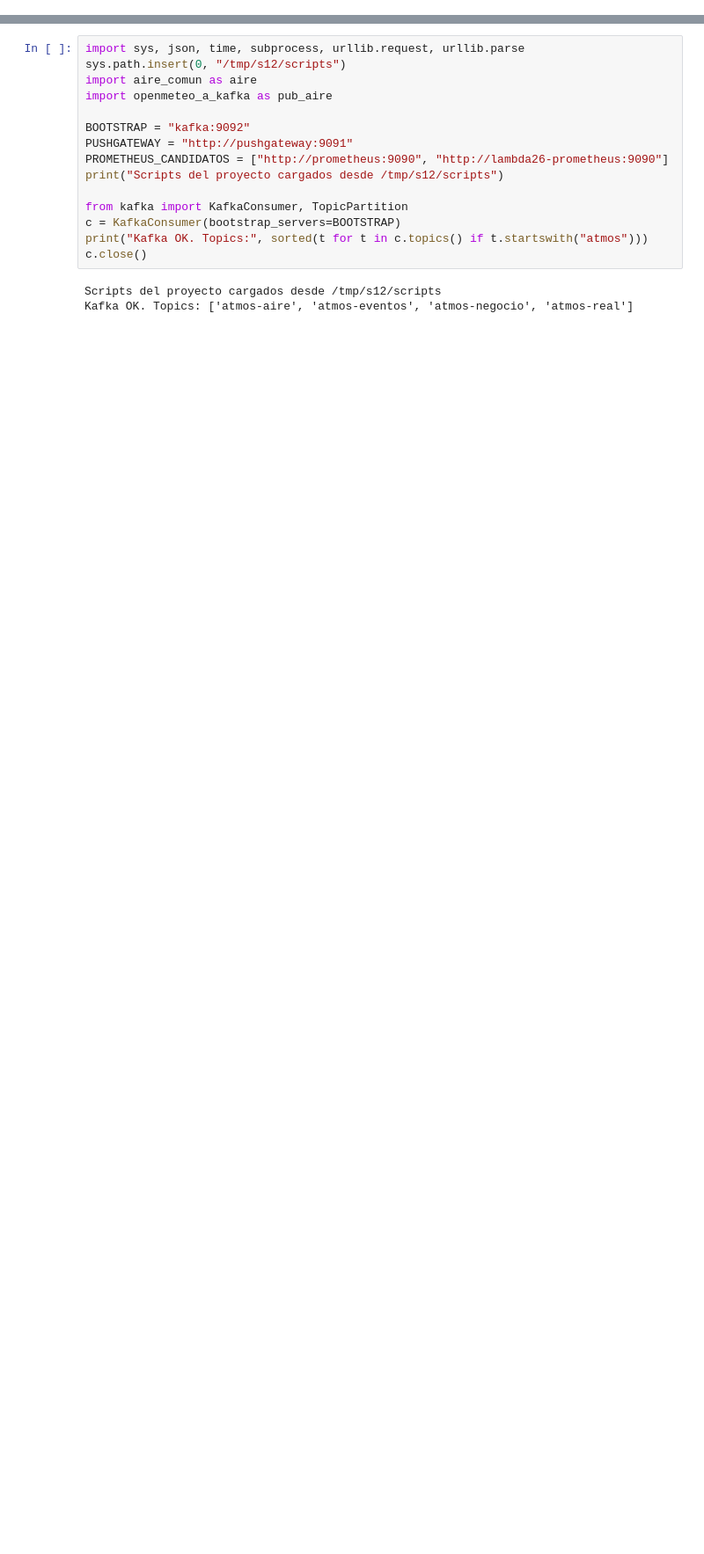
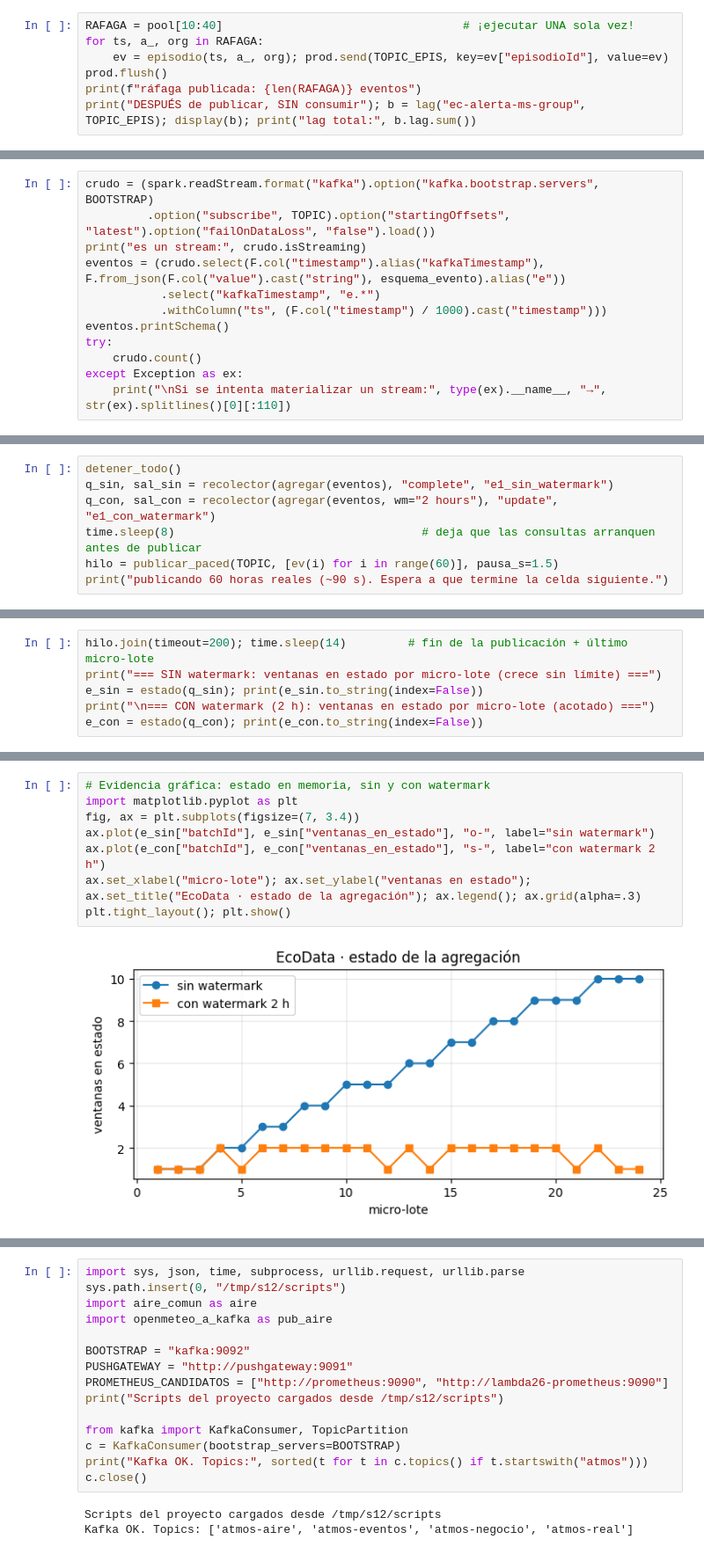
Before and after one commit to Lanzeloth03/lambda26-bigdata, a Jupyter notebook: 12_ecodata_u2.ipynb, the cells around one changed output, grey strips where cells are left out. Shown at 88% size. Drawn from its saved outputs; the diff is of its cells as text; blank space fills up the shorter version.

```diff
--- a/12_ecodata_u2.ipynb
+++ b/12_ecodata_u2.ipynb
@@ -22,0 +358,7 @@ Flujo completo, ejecutable desde Jupyter:
+# %%
+RAFAGA = pool[10:40]                                   # ¡ejecutar UNA sola vez!
+for ts, a_, org in RAFAGA:
+    ev = episodio(ts, a_, org); prod.send(TOPIC_EPIS, key=ev["episodioId"], value=ev)
+prod.flush()
+print(f"ráfaga publicada: {len(RAFAGA)} eventos")
+print("DESPUÉS de publicar, SIN consumir"); b = lag("ec-alerta-ms-group", TOPIC_EPIS); display(b); print("lag total:", b.lag.sum())
@@ -22,0 +717,12 @@ Flujo completo, ejecutable desde Jupyter:
+# %%
+crudo = (spark.readStream.format("kafka").option("kafka.bootstrap.servers", BOOTSTRAP)
+         .option("subscribe", TOPIC).option("startingOffsets", "latest").option("failOnDataLoss", "false").load())
+print("es un stream:", crudo.isStreaming)
+eventos = (crudo.select(F.col("timestamp").alias("kafkaTimestamp"), F.from_json(F.col("value").cast("string"), esquema_evento).alias("e"))
+           .select("kafkaTimestamp", "e.*")
+           .withColumn("ts", (F.col("timestamp") / 1000).cast("timestamp")))
+eventos.printSchema()
+try:
+    crudo.count()
+except Exception as ex:
+    print("\nSi se intenta materializar un stream:", type(ex).__name__, "→", str(ex).splitlines()[0][:110])
@@ -22,0 +781,7 @@ Flujo completo, ejecutable desde Jupyter:
+# %%
+detener_todo()
+q_sin, sal_sin = recolector(agregar(eventos), "complete", "e1_sin_watermark")
+q_con, sal_con = recolector(agregar(eventos, wm="2 hours"), "update", "e1_con_watermark")
+time.sleep(8)                                    # deja que las consultas arranquen antes de publicar
+hilo = publicar_paced(TOPIC, [ev(i) for i in range(60)], pausa_s=1.5)
+print("publicando 60 horas reales (~90 s). Espera a que termine la celda siguiente.")
@@ -22,0 +790,6 @@ Flujo completo, ejecutable desde Jupyter:
+# %%
+hilo.join(timeout=200); time.sleep(14)         # fin de la publicación + último micro-lote
+print("=== SIN watermark: ventanas en estado por micro-lote (crece sin límite) ===")
+e_sin = estado(q_sin); print(e_sin.to_string(index=False))
+print("\n=== CON watermark (2 h): ventanas en estado por micro-lote (acotado) ===")
+e_con = estado(q_con); print(e_con.to_string(index=False))
@@ -22,0 +825,10 @@ Flujo completo, ejecutable desde Jupyter:
+# %%
+# Evidencia gráfica: estado en memoria, sin y con watermark
+import matplotlib.pyplot as plt
+fig, ax = plt.subplots(figsize=(7, 3.4))
+ax.plot(e_sin["batchId"], e_sin["ventanas_en_estado"], "o-", label="sin watermark")
+ax.plot(e_con["batchId"], e_con["ventanas_en_estado"], "s-", label="con watermark 2 h")
+ax.set_xlabel("micro-lote"); ax.set_ylabel("ventanas en estado"); ax.set_title("EcoData · estado de la agregación"); ax.legend(); ax.grid(alpha=.3)
+plt.tight_layout(); plt.show()
+# %% [output]
+[figure, added]
```
Also changed, not shown: parts of 176 cells of this notebook, 2 other files.
